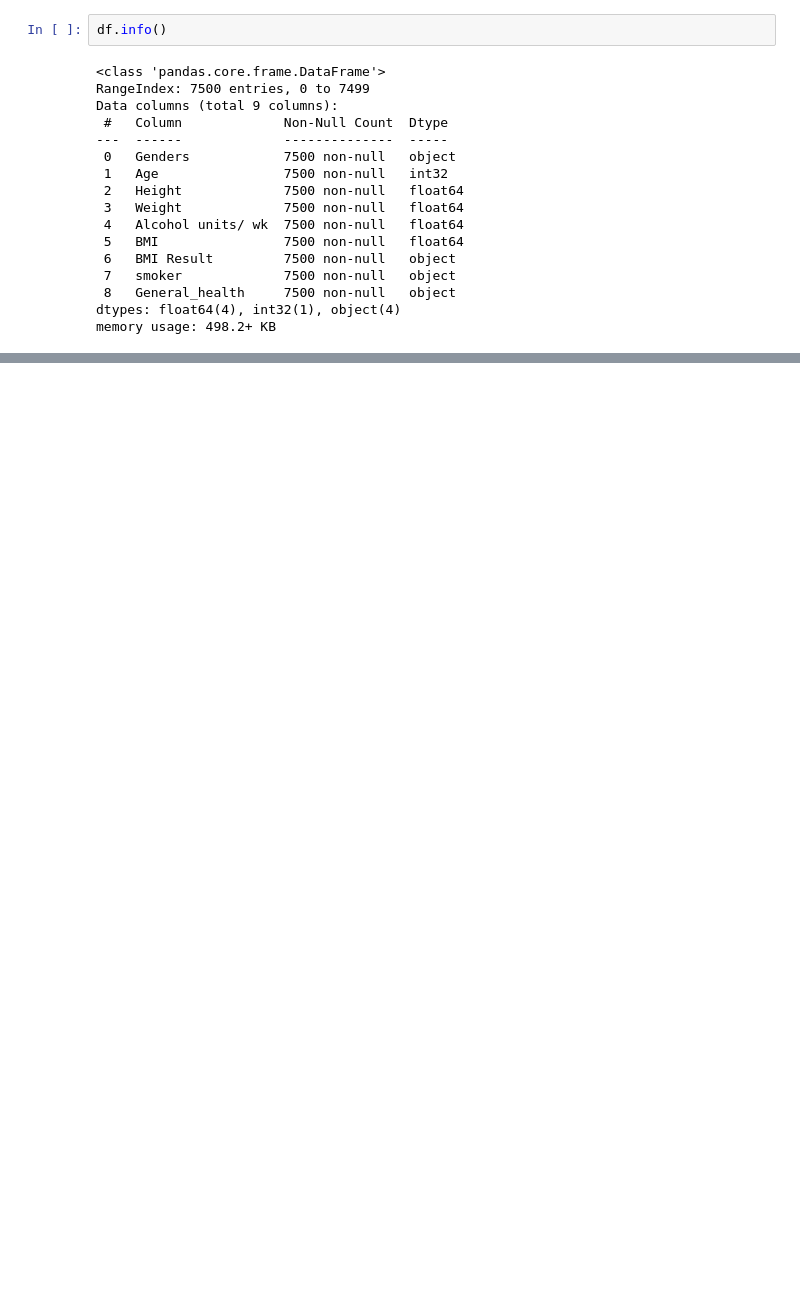
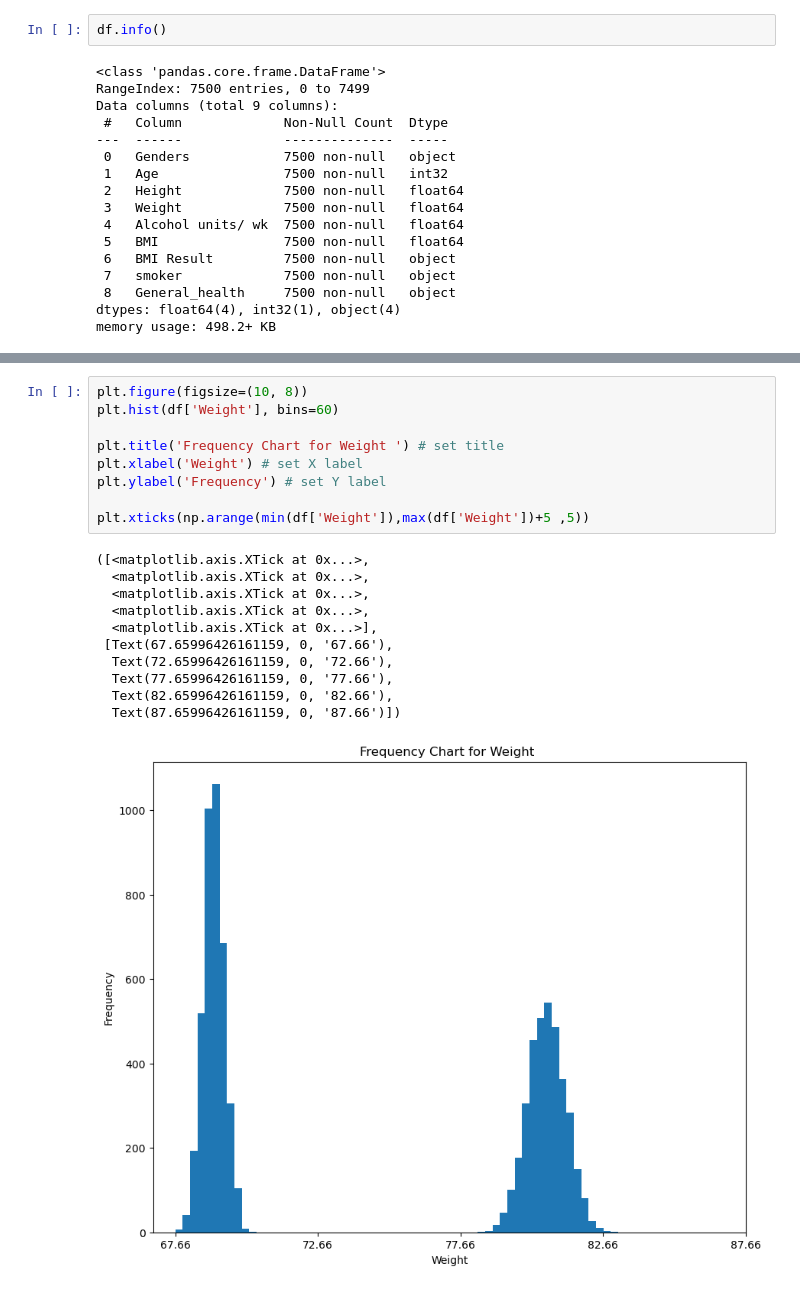
Before and after one commit to keithmmc/PDA1, a Jupyter notebook: PDA1.ipynb, the cells around one changed output, grey strips where cells are left out. Cells and saved outputs as stored; diff of their text form; blank space fills up the shorter version.

```diff
--- a/PDA1.ipynb
+++ b/PDA1.ipynb
@@ -572,0 +579,21 @@ pd.crosstab(index=df['Genders'], columns=df['Age'], margins=True)
+# %%
+plt.figure(figsize=(10, 8))
+plt.hist(df['Weight'], bins=60)
+
+plt.title('Frequency Chart for Weight ') # set title
+plt.xlabel('Weight') # set X label
+plt.ylabel('Frequency') # set Y label
+
+plt.xticks(np.arange(min(df['Weight']),max(df['Weight'])+5 ,5))
+# %% [output]
+([<matplotlib.axis.XTick at 0x...>,
+  <matplotlib.axis.XTick at 0x...>,
+  <matplotlib.axis.XTick at 0x...>,
+  <matplotlib.axis.XTick at 0x...>,
+  <matplotlib.axis.XTick at 0x...>],
+ [Text(67.65996426161159, 0, '67.66'),
+  Text(72.65996426161159, 0, '72.66'),
+  Text(77.65996426161159, 0, '77.66'),
+  Text(82.65996426161159, 0, '82.66'),
+  Text(87.65996426161159, 0, '87.66')])
+[figure, added]
```
Also changed, not shown: parts of 35 cells of this notebook.
